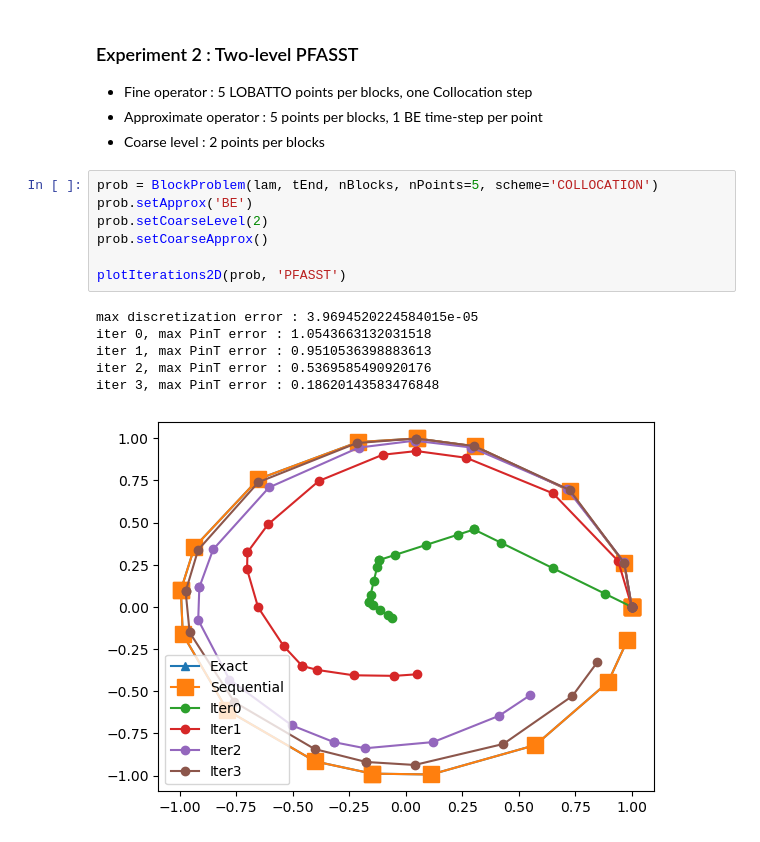
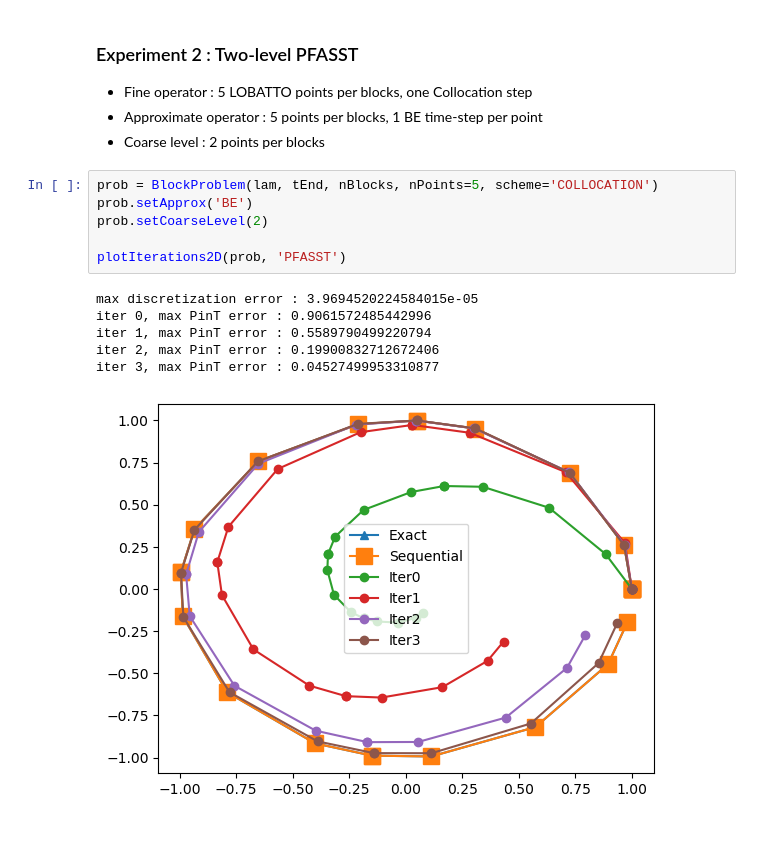
Before and after one commit to Parallel-in-Time/time4apint, a Jupyter notebook: notebook/05_experiments.ipynb, the cells around one changed output. Saved outputs shown, nothing was run; the diff lists cells and outputs as text.

```diff
--- a/notebook/05_experiments.ipynb
+++ b/notebook/05_experiments.ipynb
@@ -59,14 +59,13 @@ iter 3, max PinT error : 0.09621000112000967
 # %%
 prob = BlockProblem(lam, tEnd, nBlocks, nPoints=5, scheme='COLLOCATION')
 prob.setApprox('BE')
 prob.setCoarseLevel(2)
-prob.setCoarseApprox()
 
 plotIterations2D(prob, 'PFASST')
 # %% [output]
 max discretization error : 3.9694520224584015e-05
-iter 0, max PinT error : 1.0543663132031518
-iter 1, max PinT error : 0.9510536398883613
-iter 2, max PinT error : 0.5369585490920176
-iter 3, max PinT error : 0.18620143583476848
+iter 0, max PinT error : 0.9061572485442996
+iter 1, max PinT error : 0.5589790499220794
+iter 2, max PinT error : 0.19900832712672406
+iter 3, max PinT error : 0.04527499953310877
-[figure, old version]
+[figure, new version]
```
Also changed, not shown: 2 other files.
